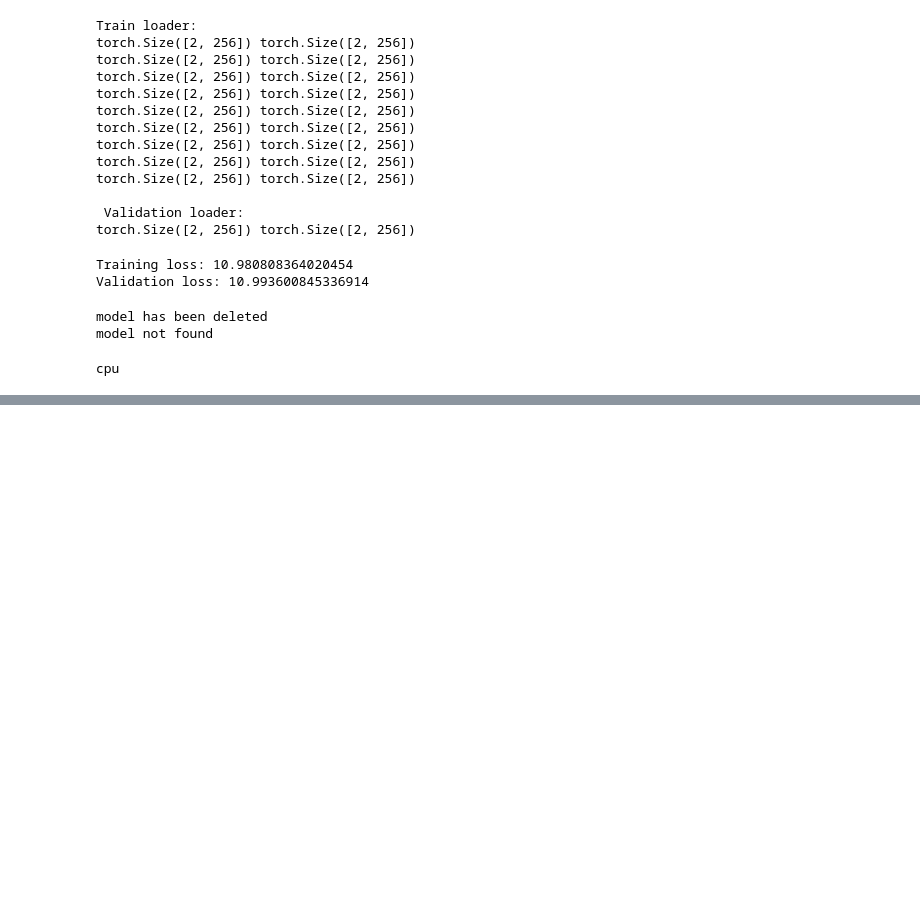
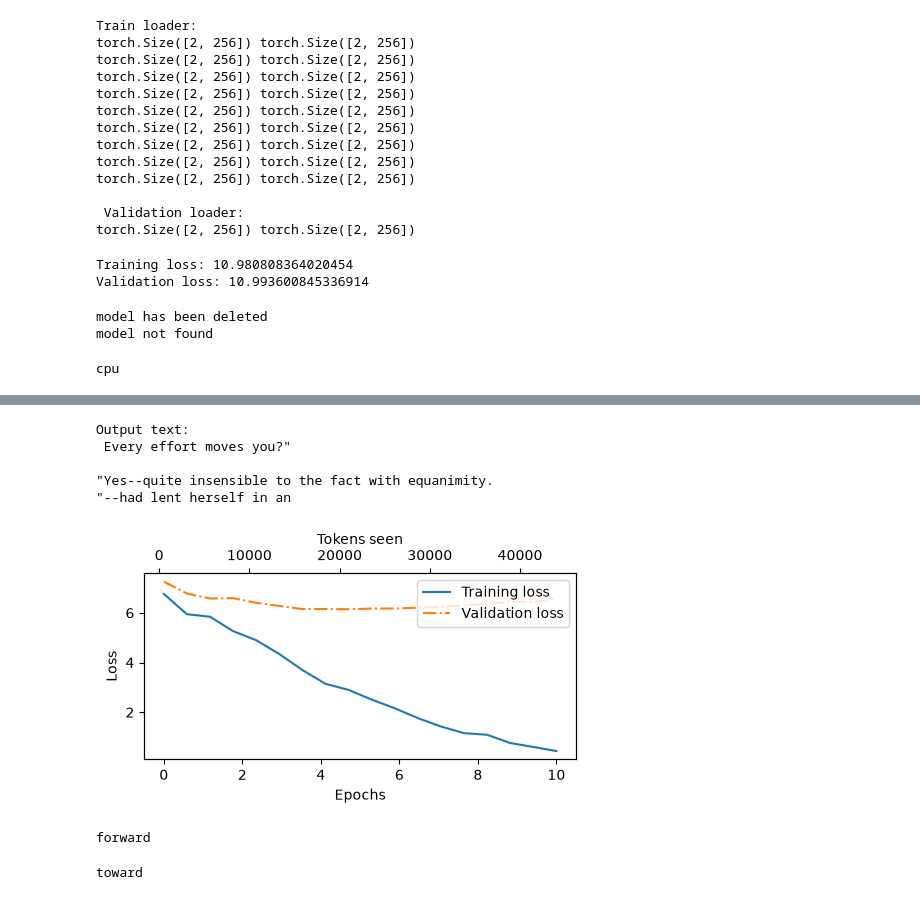
Before and after one commit to Doki1992/llm-from-scratch, a Jupyter notebook: chapter5.ipynb, the cells around one changed output, grey strips where cells are left out. Cells and saved outputs as stored; diff of their text form; code cells hidden in the pictures; blank space fills up the shorter version.

```diff
--- a/chapter5.ipynb
+++ b/chapter5.ipynb
@@ -369,0 +373,37 @@ TypeError: generate_text_simple() missing 1 required positional argument: 'idx'
+# %%
+token_ids = generate_text_simple(
+    model=model,
+    idx=text_to_token_ids("Every effort moves you", tokenizer),
+    max_new_tokens=25,
+    context_size=GPT_CONFIG_124m["context_length"]
+)
+print(f"Output text:\n {token_ids_to_text(token_ids, tokenizer)}")
+# %% [output]
+Output text:
+ Every effort moves you?"
+
+"Yes--quite insensible to the fact with equanimity.
+"--had lent herself in an
+# %%
+import matplotlib.pyplot as plt
+from matplotlib.ticker import MaxNLocator
+def plot_losses(epochs_seen, tokens_seen, train_losses, val_losses):
+    fig, ax1 = plt.subplots(figsize=(5, 3))
+    ax1.plot(epochs_seen, train_losses, label="Training loss")
+    ax1.plot(
+        epochs_seen, val_losses, linestyle="-.", label="Validation loss"
+    )
+    ax1.set_xlabel("Epochs")
+    ax1.set_ylabel("Loss")
+    ax1.legend(loc="upper right")
+    ax1.xaxis.set_major_locator(MaxNLocator(integer=True))
+    ax2 = ax1.twiny()
+    ax2.plot(tokens_seen, train_losses, alpha=0)
+    ax2.set_xlabel("Tokens seen")
+    fig.tight_layout()
+    plt.show()
+
+epochs_tensor = torch.linspace(0, num_epochs, len(train_losses))
+plot_losses(epochs_tensor, tokens_seen, train_losses, val_losses)
+# %% [output]
+[figure, added]
@@ -369,0 +429,12 @@ TypeError: generate_text_simple() missing 1 required positional argument: 'idx'
+# %%
+probas =  torch.softmax(next_token_logits, dim=0)
+next_token_id = torch.argmax(probas).item()
+print(inverse_vocab[next_token_id])
+# %% [output]
+forward
+# %%
+torch.manual_seed(123)
+next_token_id = torch.multinomial(probas, num_samples=1).item()
+print(inverse_vocab[next_token_id])
+# %% [output]
+toward
```
Also changed, not shown: parts of 16 cells of this notebook.
